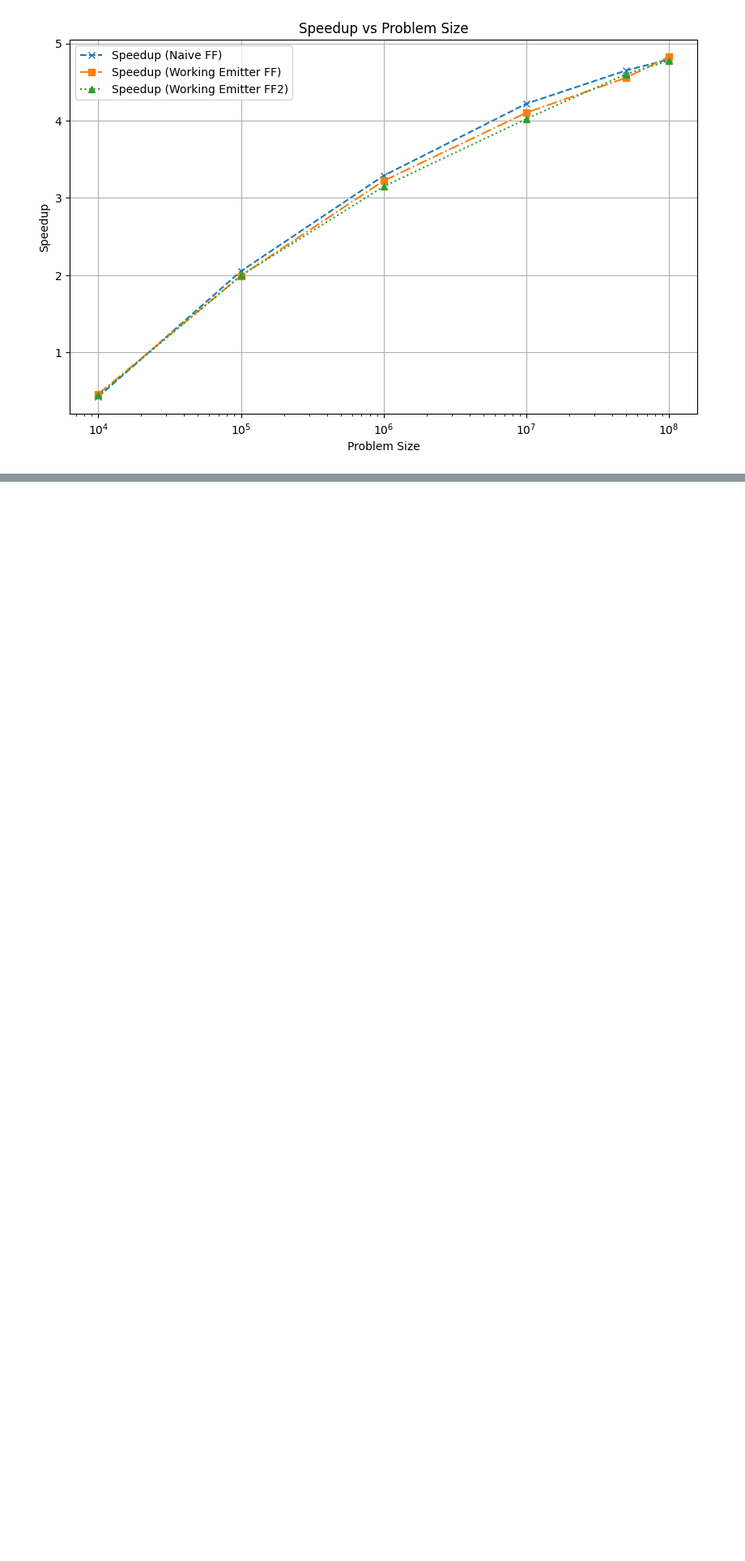
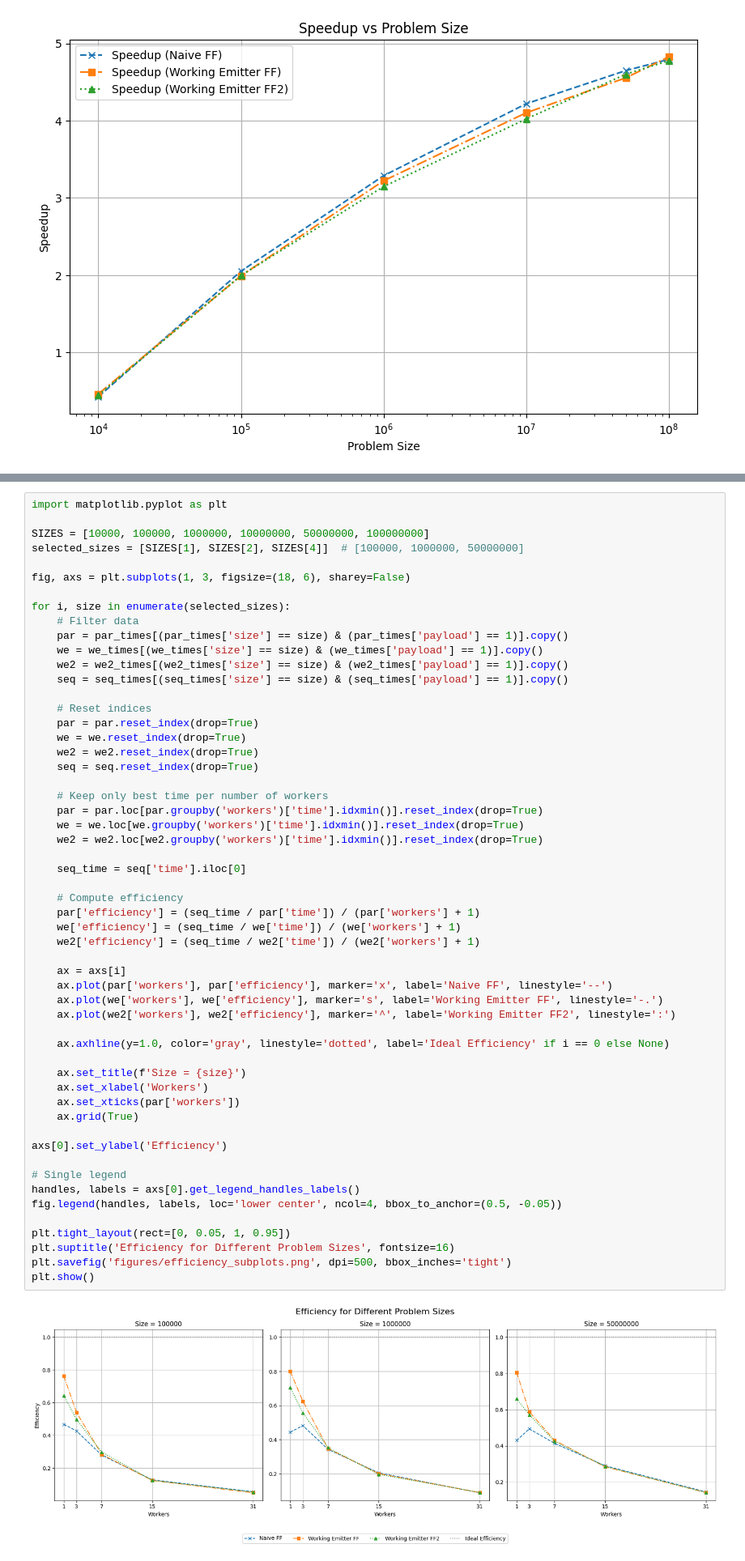
Before and after one commit to DavideB45/SPM, a Jupyter notebook: assignment4/analysis.ipynb, the cells around one changed output, grey strips where cells are left out. Shown at 81% size. Saved outputs shown, nothing was run; the diff lists cells and outputs as text; blank space fills up the shorter version.

```diff
--- a/assignment4/analysis.ipynb
+++ b/assignment4/analysis.ipynb
@@ -240,0 +276,57 @@ Working Emitter FF Times:
+# %%
+import matplotlib.pyplot as plt
+
+SIZES = [10000, 100000, 1000000, 10000000, 50000000, 100000000]
+selected_sizes = [SIZES[1], SIZES[2], SIZES[4]]  # [100000, 1000000, 50000000]
+
+fig, axs = plt.subplots(1, 3, figsize=(18, 6), sharey=False)
+
+for i, size in enumerate(selected_sizes):
+    # Filter data
+    par = par_times[(par_times['size'] == size) & (par_times['payload'] == 1)].copy()
+    we = we_times[(we_times['size'] == size) & (we_times['payload'] == 1)].copy()
+    we2 = we2_times[(we2_times['size'] == size) & (we2_times['payload'] == 1)].copy()
+    seq = seq_times[(seq_times['size'] == size) & (seq_times['payload'] == 1)].copy()
+
+    # Reset indices
+    par = par.reset_index(drop=True)
+    we = we.reset_index(drop=True)
+    we2 = we2.reset_index(drop=True)
+    seq = seq.reset_index(drop=True)
+
+    # Keep only best time per number of workers
+    par = par.loc[par.groupby('workers')['time'].idxmin()].reset_index(drop=True)
+    we = we.loc[we.groupby('workers')['time'].idxmin()].reset_index(drop=True)
+    we2 = we2.loc[we2.groupby('workers')['time'].idxmin()].reset_index(drop=True)
+
+    seq_time = seq['time'].iloc[0]
+
+    # Compute efficiency
+    par['efficiency'] = (seq_time / par['time']) / (par['workers'] + 1)
+    we['efficiency'] = (seq_time / we['time']) / (we['workers'] + 1)
+    we2['efficiency'] = (seq_time / we2['time']) / (we2['workers'] + 1)
+
+    ax = axs[i]
+    ax.plot(par['workers'], par['efficiency'], marker='x', label='Naive FF', linestyle='--')
+    ax.plot(we['workers'], we['efficiency'], marker='s', label='Working Emitter FF', linestyle='-.')
+    ax.plot(we2['workers'], we2['efficiency'], marker='^', label='Working Emitter FF2', linestyle=':')
+
+    ax.axhline(y=1.0, color='gray', linestyle='dotted', label='Ideal Efficiency' if i == 0 else None)
+
+    ax.set_title(f'Size = {size}')
+    ax.set_xlabel('Workers')
+    ax.set_xticks(par['workers'])
+    ax.grid(True)
+
+axs[0].set_ylabel('Efficiency')
+
+# Single legend
+handles, labels = axs[0].get_legend_handles_labels()
+fig.legend(handles, labels, loc='lower center', ncol=4, bbox_to_anchor=(0.5, -0.05))
+
+plt.tight_layout(rect=[0, 0.05, 1, 0.95])
+plt.suptitle('Efficiency for Different Problem Sizes', fontsize=16)
+plt.savefig('figures/efficiency_subplots.png', dpi=500, bbox_inches='tight')
+plt.show()
+# %% [output]
+[figure, added]
```
Also changed, not shown: parts of 10 cells of this notebook, 1 other file.
